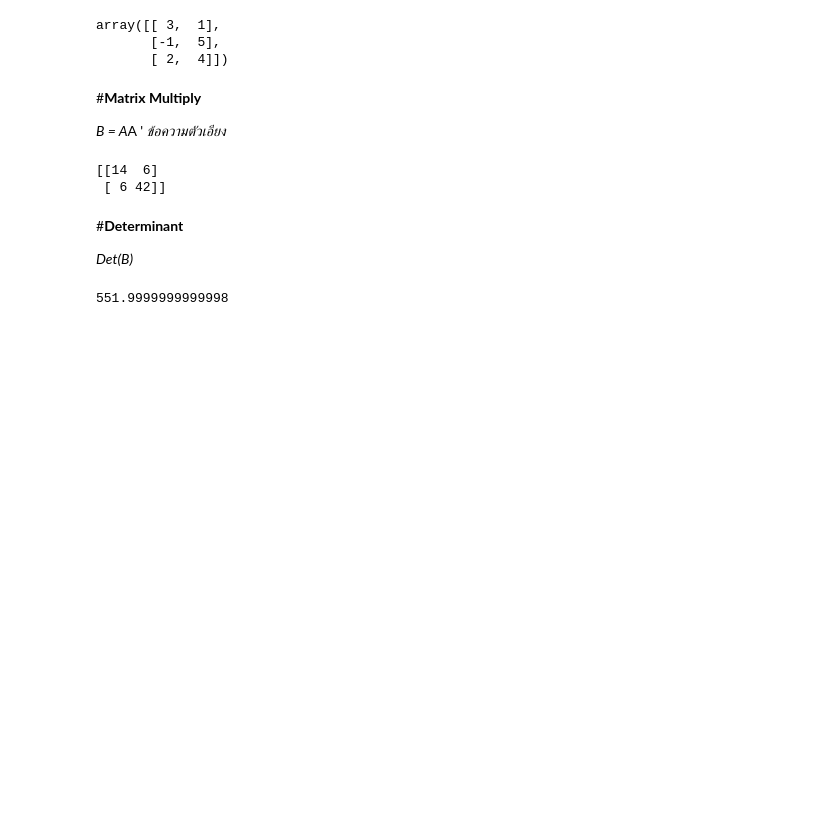
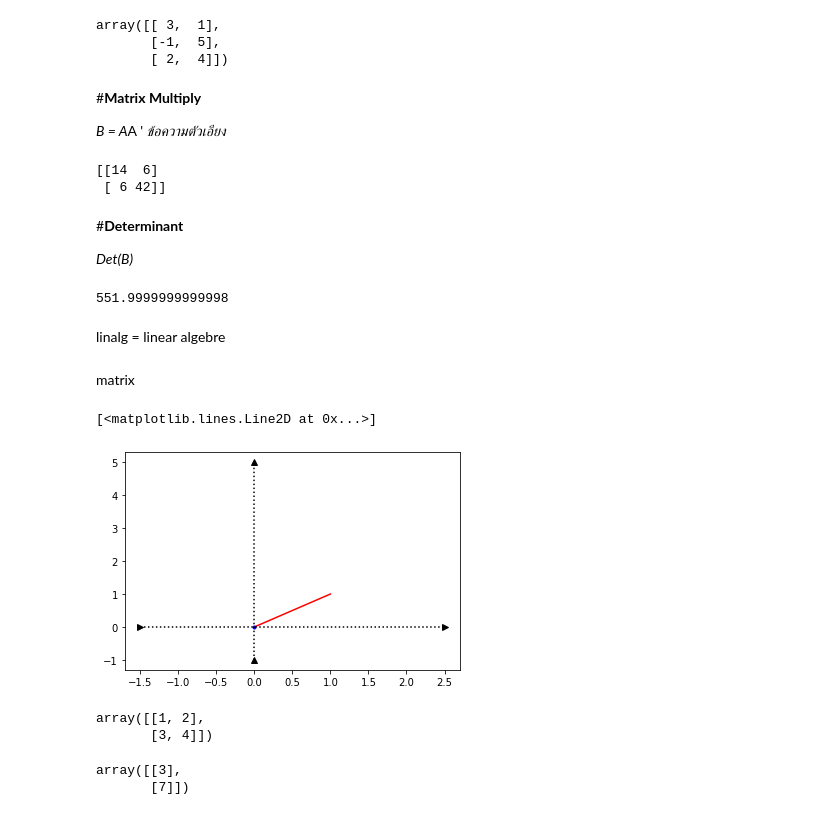
Before and after one commit to Wanita-8943/multivariate, a Jupyter notebook: MVA001.ipynb, the cells around one changed output. Cells and saved outputs as stored; diff of their text form; code cells hidden in the pictures; blank space fills up the shorter version.

```diff
--- a/MVA001.ipynb
+++ b/MVA001.ipynb
@@ -108,3 +108,27 @@ print(B)
 np.linalg.det(B)
 # %% [output]
 551.9999999999998
+# %% [markdown]
+linalg = linear algebre
+# %% [markdown]
+matrix
+# %%
+plt.plot([0,1], [0,1], '-r' ) ##vector [1,1]
+plt.plot(0,0, '.b' )
+plt.plot([0,0], [-1,5],  '^:k' )
+plt.plot([-1.5,2.5], [0,0], '>:k' )
+# %% [output]
+[<matplotlib.lines.Line2D at 0x...>]
+[figure, added]
+# %%
+B = np.array([[1,2],[3,4]])
+B
+# %% [output]
+array([[1, 2],
+       [3, 4]])
+# %%
+Bv = np.dot(B,np.array([[1],[1]]))
+Bv
+# %% [output]
+array([[3],
+       [7]])
```
Also changed, not shown: parts of 13 cells of this notebook.
